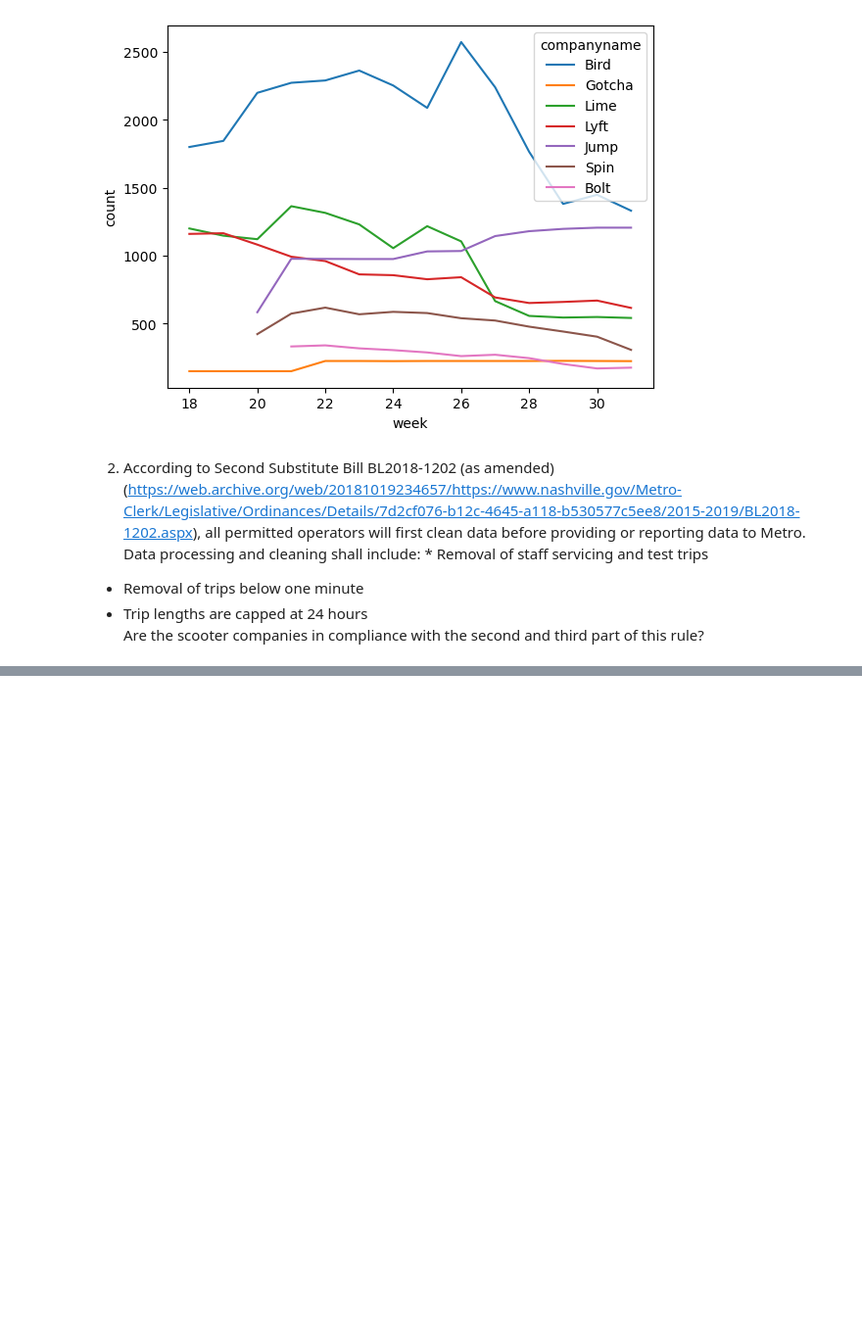
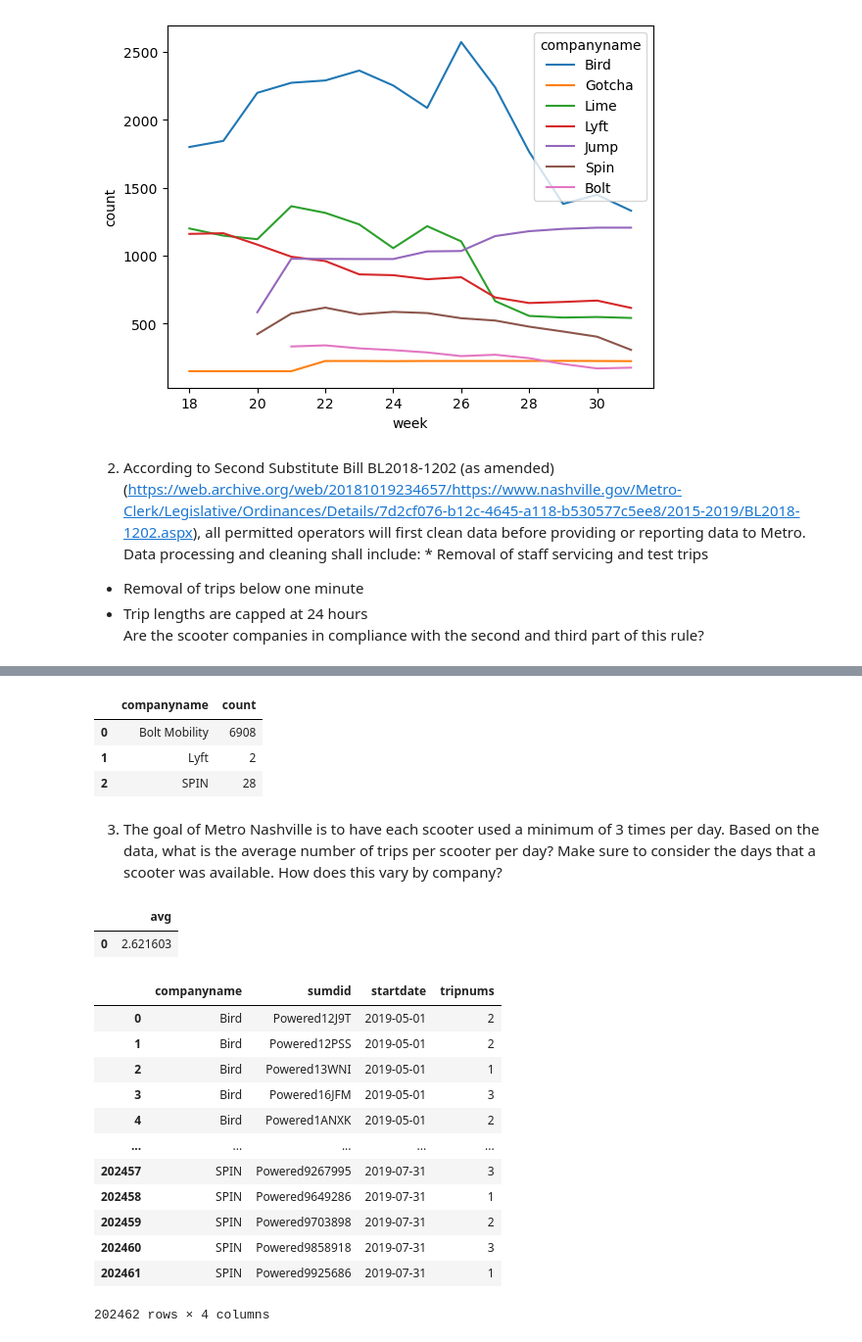
Before and after one commit to NSS-Data-Analytics-Cohort-8/scooter-partner1-badger-badger-python, a Jupyter notebook: notebooks/questions.ipynb, the cells around one changed output, grey strips where cells are left out. Shown at 98% size. Cells and saved outputs as stored; diff of their text form; code cells hidden in the pictures; blank space fills up the shorter version.

```diff
--- a/notebooks/questions.ipynb
+++ b/notebooks/questions.ipynb
@@ -61,0 +67,64 @@ sco_per_co
+# %%
+#Checking trips lengths over 24hr. See below for violators below
+cleantrips2 = '''
+  SELECT companyname, COUNT(tripduration)
+  FROM trips
+  WHERE tripduration > 1440
+  GROUP BY companyname;
+    '''
+
+cleantrips2 = pd.read_sql(cleantrips2, con=scooters)
+cleantrips2
+# %% [output]
+|  | companyname | count |
+| 0 | Bolt Mobility | 6908 |
+| 1 | Lyft | 2 |
+| 2 | SPIN | 28 |
+# %% [markdown]
+3. The goal of Metro Nashville is to have each scooter used a minimum of 3 times per day. Based on the data, what is the average number of trips per scooter per day? Make sure to consider the days that a scooter was available. How does this vary by company?
+# %%
+#Avg num of trips per scooter per day
+scootuse1 = '''
+  with cte AS (SELECT companyname, sumdid, startdate, COUNT(DISTINCT starttime) AS tripnums
+  FROM trips
+  GROUP BY companyname, startdate, sumdid
+  ORDER BY startdate )
+
+  SELECT AVG(cte.tripnums)
+  FROM cte
+
+
+    '''
+
+scootuse1 = pd.read_sql(scootuse1, con=scooters)
+scootuse1
+# %% [output]
+|  | avg |
+| 0 | 2.621603 |
+# %%
+#Trips per scooter
+scootuse2 = '''
+  SELECT companyname, sumdid, startdate, COUNT(DISTINCT starttime) AS tripnums
+  FROM trips
+  GROUP BY companyname, startdate, sumdid
+  ORDER BY startdate
+
+
+    '''
+
+scootuse2 = pd.read_sql(scootuse2, con=scooters)
+scootuse2
+# %% [output]
+|  | companyname | sumdid | startdate | tripnums |
+| 0 | Bird | Powered12J9T | 2019-05-01 | 2 |
+| 1 | Bird | Powered12PSS | 2019-05-01 | 2 |
+| 2 | Bird | Powered13WNI | 2019-05-01 | 1 |
+| 3 | Bird | Powered16JFM | 2019-05-01 | 3 |
+| 4 | Bird | Powered1ANXK | 2019-05-01 | 2 |
+| ... | ... | ... | ... | ... |
+| 202457 | SPIN | Powered9267995 | 2019-07-31 | 3 |
+| 202458 | SPIN | Powered9649286 | 2019-07-31 | 1 |
+| 202459 | SPIN | Powered9703898 | 2019-07-31 | 2 |
+| 202460 | SPIN | Powered9858918 | 2019-07-31 | 3 |
+| 202461 | SPIN | Powered9925686 | 2019-07-31 | 1 |
+202462 rows × 4 columns
```
Also changed, not shown: parts of 3 cells of this notebook.
